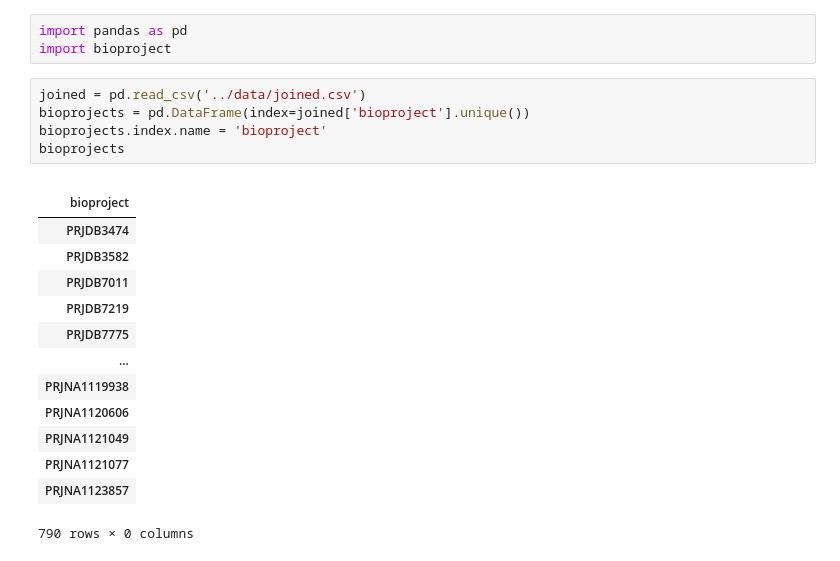
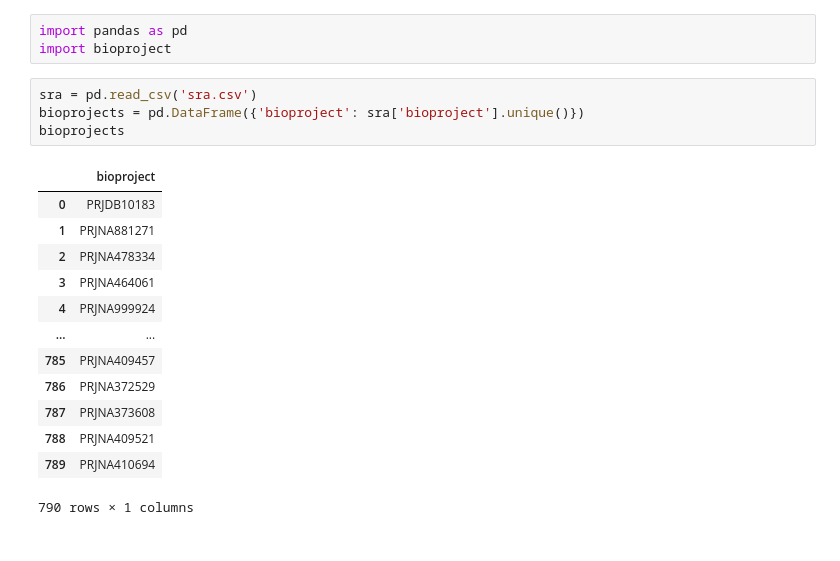
Before and after one commit to freire-guido/soy-biomarkers, a Jupyter notebook: metadata/bioproject.ipynb, the cells around one changed output. Cells and saved outputs as stored; diff of their text form.

Commit message:
bioproject + abstract

```diff
--- a/metadata/bioproject.ipynb
+++ b/metadata/bioproject.ipynb
@@ -2,22 +2,20 @@
 import pandas as pd
 import bioproject
 # %%
-joined = pd.read_csv('../data/joined.csv')
-bioprojects = pd.DataFrame(index=joined['bioproject'].unique())
-bioprojects.index.name = 'bioproject'
+sra = pd.read_csv('sra.csv')
+bioprojects = pd.DataFrame({'bioproject': sra['bioproject'].unique()})
 bioprojects
 # %% [output]
-|  |
-| bioproject |
-| PRJDB3474 |
-| PRJDB3582 |
-| PRJDB7011 |
-| PRJDB7219 |
-| PRJDB7775 |
-| ... |
-| PRJNA1119938 |
-| PRJNA1120606 |
-| PRJNA1121049 |
-| PRJNA1121077 |
-| PRJNA1123857 |
+|  | bioproject |
+| 0 | PRJDB10183 |
+| 1 | PRJNA881271 |
+| 2 | PRJNA478334 |
+| 3 | PRJNA464061 |
+| 4 | PRJNA999924 |
+| ... | ... |
+| 785 | PRJNA409457 |
+| 786 | PRJNA372529 |
+| 787 | PRJNA373608 |
+| 788 | PRJNA409521 |
+| 789 | PRJNA410694 |
-790 rows × 0 columns
+790 rows × 1 columns
```
Also changed, not shown: parts of 7 cells of this notebook, 4 other files.
